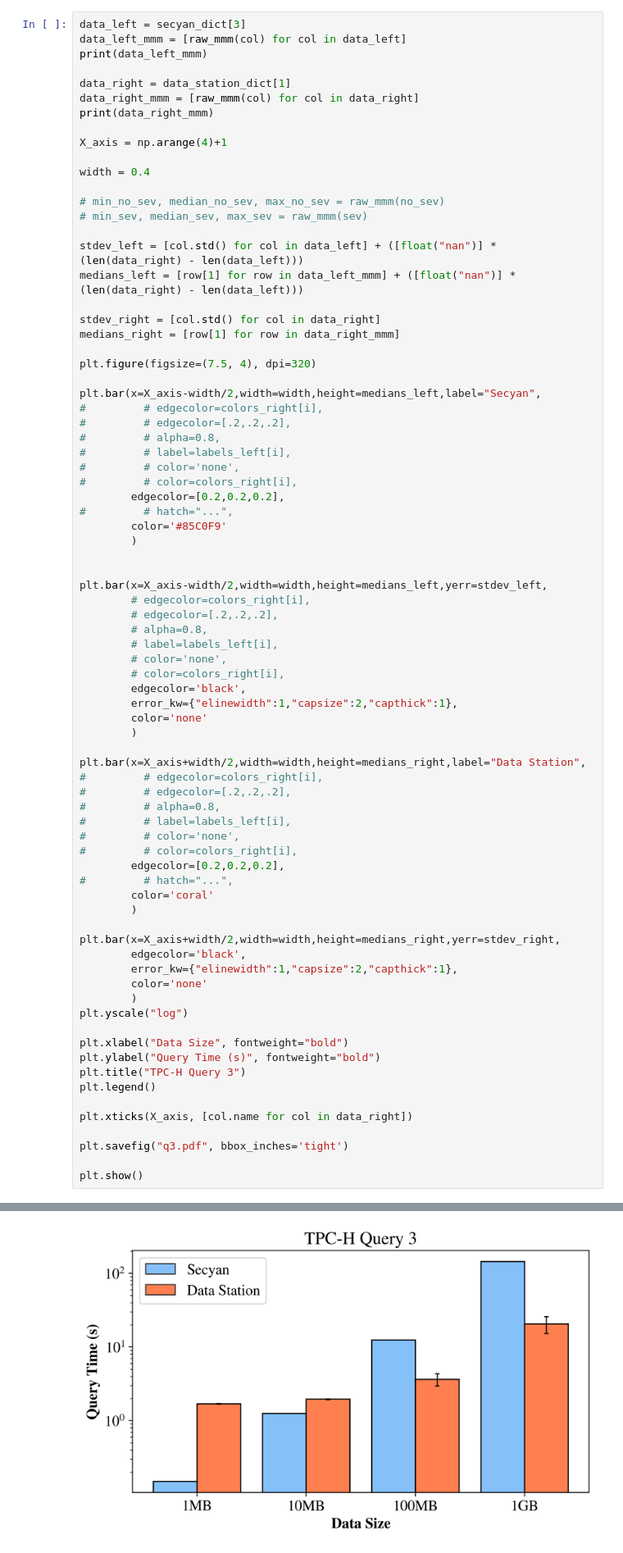
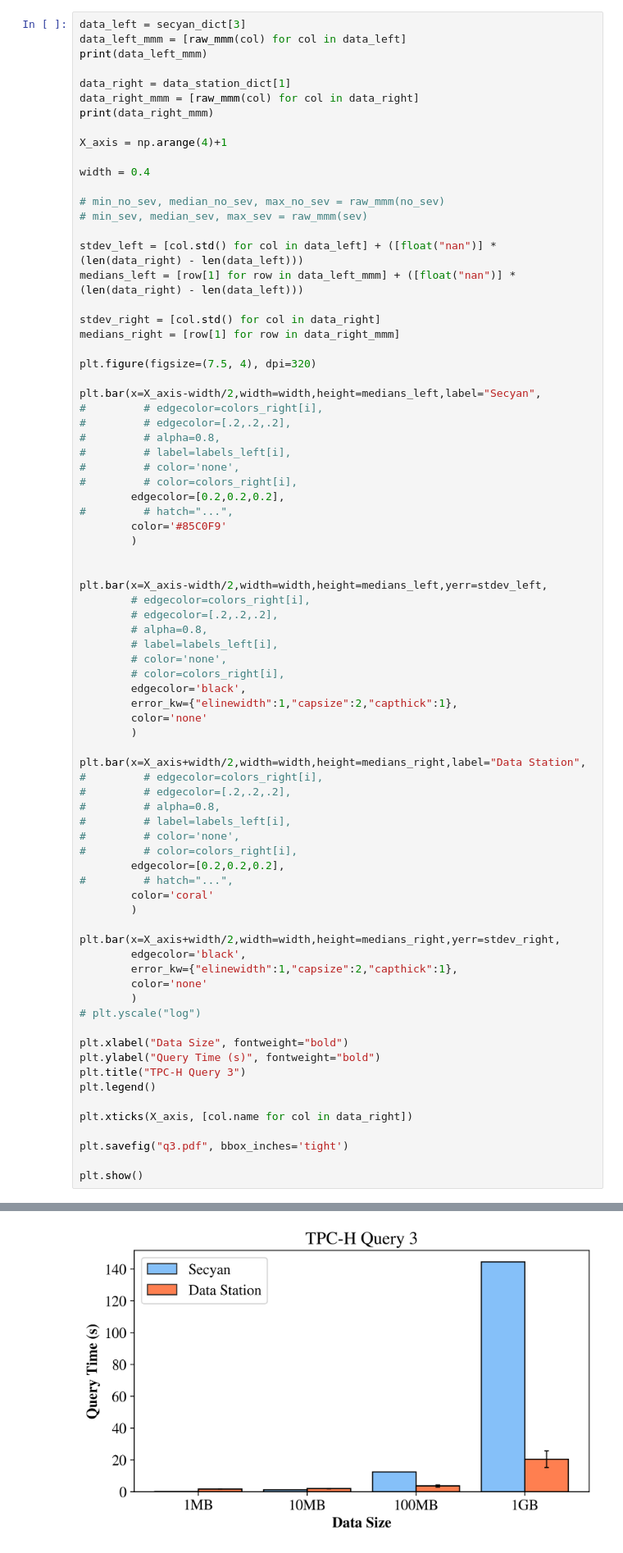
Before and after one commit to TheDataStation/datastation-escrow, a Jupyter notebook: data_comparisons/secyan/secyan_data_parsing.ipynb, the cells around one changed output, grey strips where cells are left out. Shown at 82% size. Drawn from its saved outputs; the diff is of its cells as text.

```diff
--- a/data_comparisons/secyan/secyan_data_parsing.ipynb
+++ b/data_comparisons/secyan/secyan_data_parsing.ipynb
@@ -180,35 +180,35 @@ plt.bar(x=X_axis+width/2,width=width,height=medians_right,label="Data Station",
 #         # edgecolor=colors_right[i],
 #         # edgecolor=[.2,.2,.2],
 #         # alpha=0.8,
 #         # label=labels_left[i],
 #         # color='none',
 #         # color=colors_right[i],
         edgecolor=[0.2,0.2,0.2],
 #         # hatch="...",
         color='coral'
         )
 
 plt.bar(x=X_axis+width/2,width=width,height=medians_right,yerr=stdev_right,
         edgecolor='black',
         error_kw={"elinewidth":1,"capsize":2,"capthick":1},
         color='none'
         )
-plt.yscale("log")
+# plt.yscale("log")
 
 plt.xlabel("Data Size", fontweight="bold")
 plt.ylabel("Query Time (s)", fontweight="bold")
 plt.title("TPC-H Query 3")
 plt.legend()
 
 plt.xticks(X_axis, [col.name for col in data_right])
 
 plt.savefig("q3.pdf", bbox_inches='tight')
 
 plt.show()
 # %% [output]
 [(0.149, 0.149, 0.149), (1.252, 1.252, 1.252), (12.455, 12.455, 12.455), (144.417, 144.417, 144.417)]
 [(1.6706793308258057, 1.686737298965454, 1.6899018287658691), (1.949019193649292, 1.9504640102386477, 1.9851453304290767), (3.592944622039795, 3.637662410736084, 4.804901361465454), (20.52316355705261 ...
-[figure, old version]
+[figure, new version]
 # %%
 data_left = secyan_dict[10]
 data_left_mmm = [raw_mmm(col) for col in data_left]
```
Also changed, not shown: parts of 4 cells of this notebook, 5 other files.
